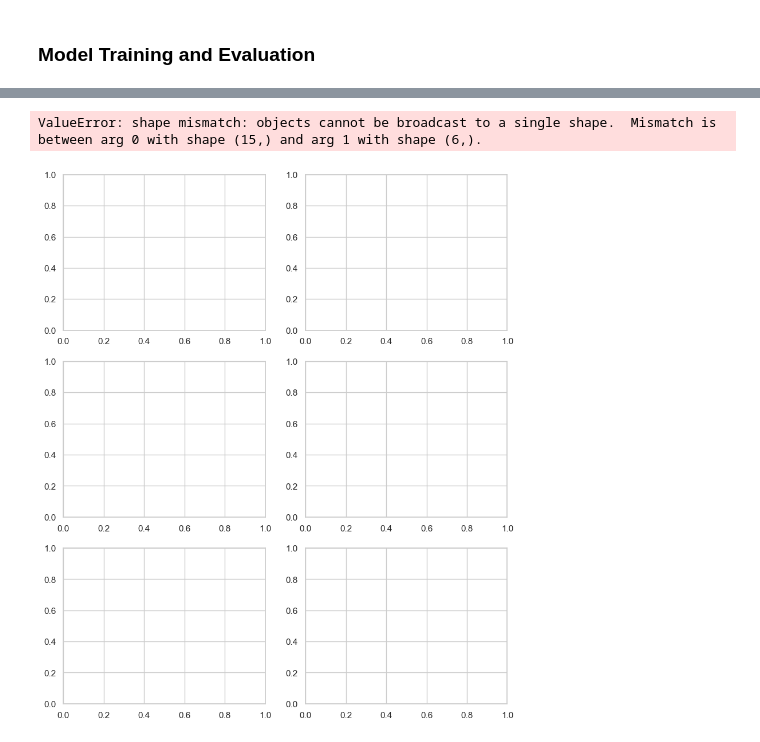
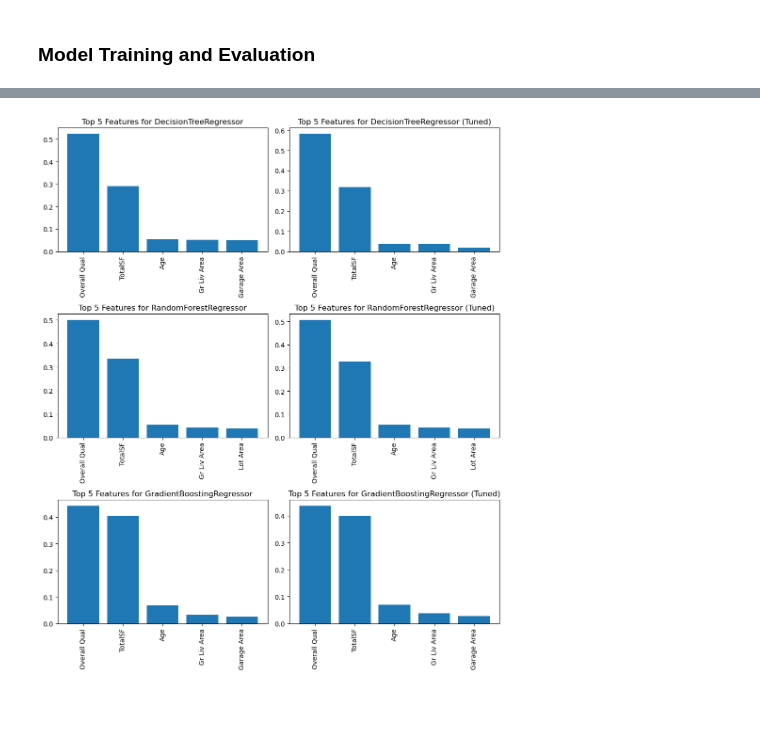
Before and after one commit to jdanielle12/Predict-Housing-Prices, a Jupyter notebook: housing_predictions.ipynb, the cells around one changed output, grey strips where cells are left out. Saved outputs shown, nothing was run; the diff lists cells and outputs as text; code cells hidden in the pictures; blank space fills up the shorter version.

```diff
--- a/housing_predictions.ipynb
+++ b/housing_predictions.ipynb
@@ -329,7 +343,7 @@ def grid_tuned_model(model, param_grid, data):
     data: a list containing the scaled training and testing data
 
     Returns:
-    None
+    train_score, test_score, mse, mae, r2, top_5_features,y_pred
     """
 
     grid_search = GridSearchCV(model, param_grid, n_jobs=-1, verbose=0, return_train_score=True)
@@ -351,7 +365,10 @@ models = [LinearRegression(),
           RandomForestRegressor(),
           GradientBoostingRegressor()
           ]
-model_param_grid = [{},
+model_param_grid = [
+    {'fit_intercept': [True, False],
+     'positive': [True, False]
+     },
 {
     'max_depth': np.arange(1,10),
     'min_samples_split': np.arange(2,10),
@@ -366,7 +383,7 @@ model_param_grid = [{},
 
 
 for model in models:
-    train_score, test_score, mse, mae, r2, top_5_features,y_pred = evaluate_model(model, data)
+    train_score, test_score, mse, mae, r2, top_features,y_pred = evaluate_model(model, data)
 
     result = {'Model': type(model).__name__,
               'Train Score': round(train_score,3),
@@ -374,21 +391,21 @@ for model in models:
               'MSE': format(mse, '.3f'),
               'MAE': format(mae,'.3f'),
               'R2': format(r2,'.3f'),
-              'Top 5 Features': top_5_features,
+              'Top Features': top_features,
               'Predicted Values': y_pred,
 
               }
 
     results.append(result)
 
-    train_score, test_score, mse, mae, r2, top_5_features,y_pred = grid_tuned_model(model, model_param_grid[models.index(model)], data)
+    train_score, test_score, mse, mae, r2, top_features,y_pred = grid_tuned_model(model, model_param_grid[models.index(model)], data)
     result = {'Model': f'{type(model).__name__} (Tuned)',
               'Train Score': round(train_score,3),
               'Test Score': format(test_score, '.3f'),
               'MSE': format(mse, '.3f'),
               'MAE': format(mae,'.3f'),
               'R2': format(r2,'.3f'),
-              'Top 5 Features': top_5_features,
+              'Top Features': top_features,
               'Predicted Values': y_pred,
 
               }
@@ -434,21 +454,20 @@ for i, model in enumerate(results_df['Model']):
 # %%
-# Plot the top 5 features for each tree based model
+# Plot the top features for each tree based model
 
 fig, axs = plt.subplots(3, 2, figsize=(10, 12))
-
+num_top_features = len(top_features)
 for i, row in results_df[2:].iterrows():
-        top_5_features = row['Top 5 Features']
-        if top_5_features == "Not applicable for this model":
+        top_features = row['Top Features']
+        if top_features == "Not applicable for this model":
             continue
         model_name = row['Model']
         ax = axs[(i-2) // 2, (i-2) % 2]  # adjust the indexing
-        ax.bar(range(15), [feat[0] for feat in top_5_features])
-        ax.set_xticks(range(15))
-        ax.set_xticklabels([feat[1] for feat in top_5_features], rotation=90)
-        ax.set_title(f'Top 15 Features for {model_name}')
+        ax.bar(range(num_top_features), [feat[0] for feat in top_features])
+        ax.set_xticks(range(num_top_features))
+        ax.set_xticklabels([feat[1] for feat in top_features], rotation=90)
+        ax.set_title(f'Top {num_top_features} Features for {model_name}')
 
 plt.tight_layout()
 plt.show()
 # %% [output]
-ValueError: shape mismatch: objects cannot be broadcast to a single shape.  Mismatch is between arg 0 with shape (15,) and arg 1 with shape (6,).
-[figure, old version]
+[figure, new version]
```
Also changed, not shown: parts of 4 cells of this notebook.
